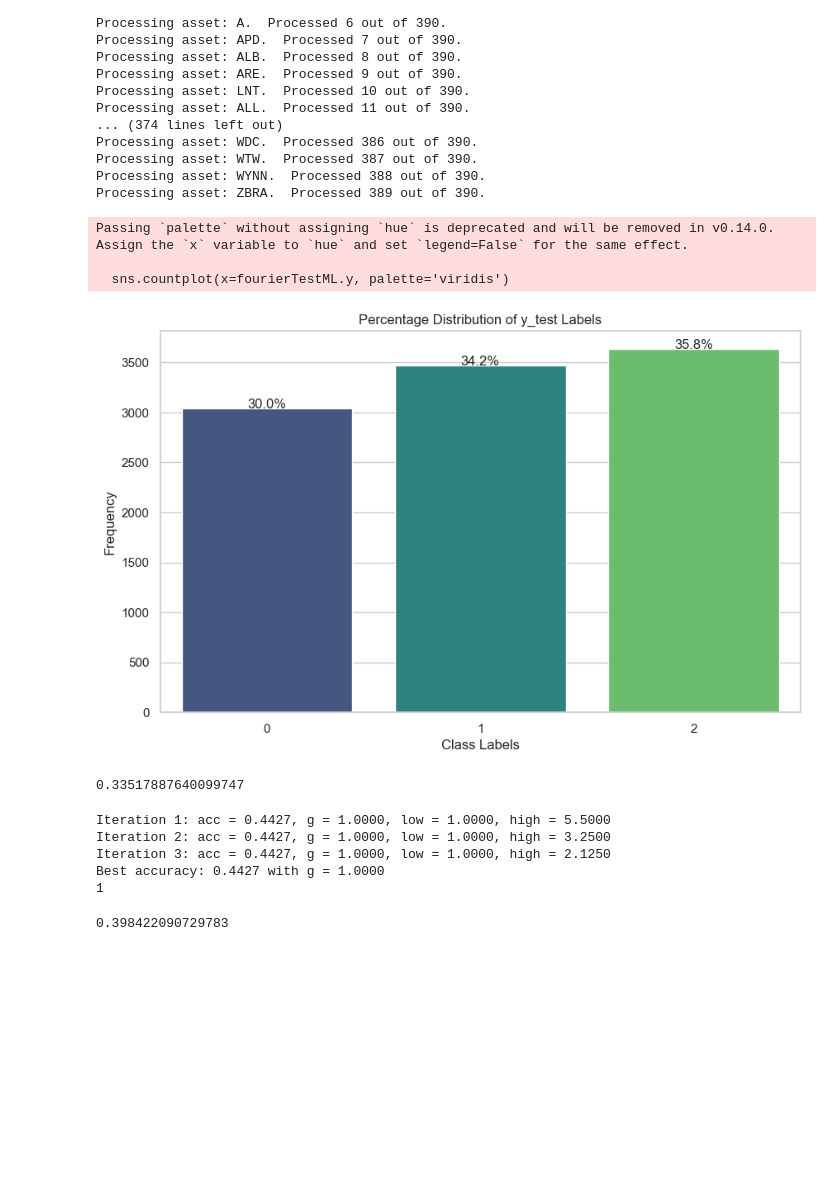
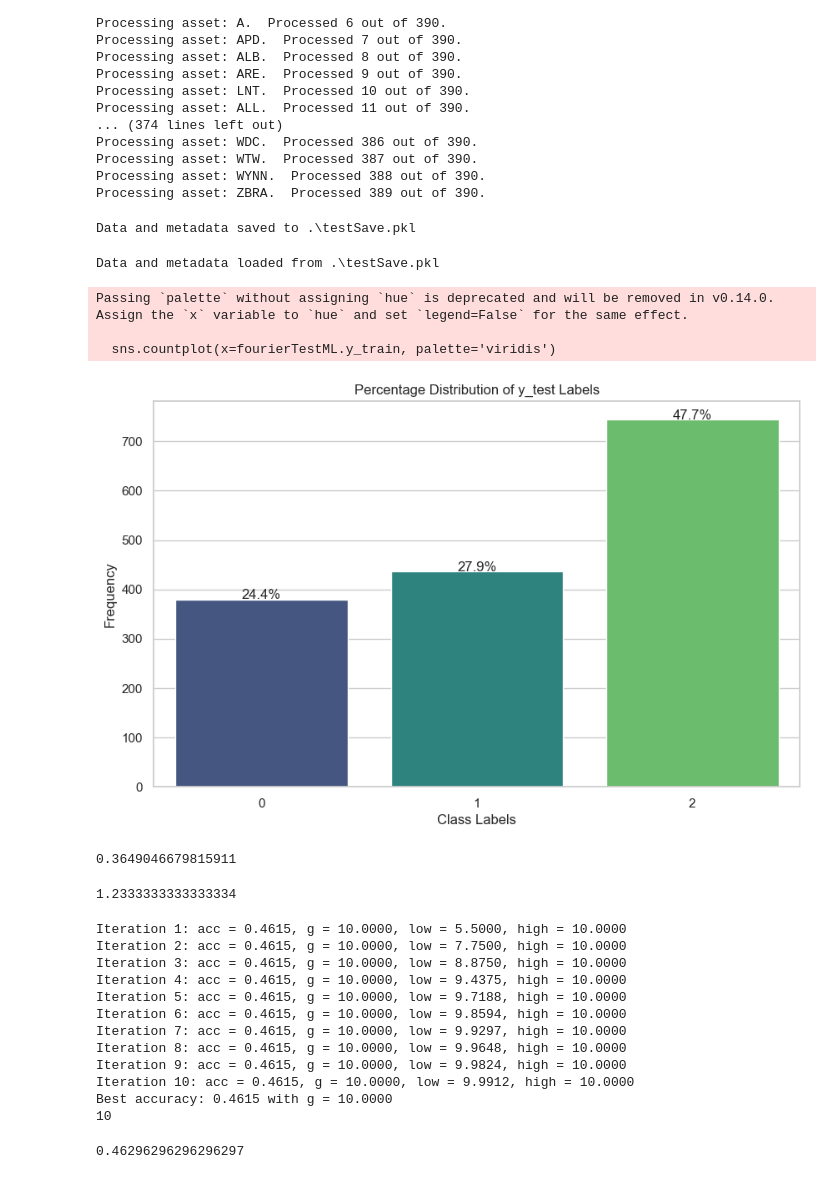
Before and after one commit to KImeriGitHub/RandomOdyssey, a Jupyter notebook: notebooks/sandbox_FourierML.ipynb, the cells around one changed output. Cells and saved outputs as stored; diff of their text form; code cells hidden in the pictures; blank space fills up the shorter version.

Commit message:
fourierML update. Now through terminal runnable.

```diff
--- a/notebooks/sandbox_FourierML.ipynb
+++ b/notebooks/sandbox_FourierML.ipynb
@@ -69,9 +57,14 @@ aIRM.adjClosePrice["Date"].item(aidx)
 # %% [output]
 datetime.datetime(2014, 11, 19, 0, 0)
 # %%
-startDate=pd.Timestamp(year=2019, month=9, day=4)
-endDate=pd.Timestamp(year=2020, month=1, day=4)
-fourierTestML = FourierML(assetspl, startDate, endDate)
+startTrainDate=pd.Timestamp(year=2019, month=1, day=4)
+endTrainDate=pd.Timestamp(year=2019, month=2, day=4)
+startTestDate=pd.Timestamp(year=2019, month=2, day=5)
+fourierTestML = FourierML(assetspl,
+                trainStartDate = startTrainDate,
+                 trainEndDate = endTrainDate,
+                 testStartDate = startTestDate,
+                 testEndDate= startTestDate+ pd.Timedelta(days=10))
 
 fourierTestML.prepareData()
 # %% [output]
@@ -92,42 +85,66 @@ Processing asset: WDC.  Processed 386 out of 390.
 Processing asset: WTW.  Processed 387 out of 390.
 Processing asset: WYNN.  Processed 388 out of 390.
 Processing asset: ZBRA.  Processed 389 out of 390.
+# %%
+metadata = {"data": "data"}
+fourierTestML.save_data_with_metadata(".", "testSave.pkl", metadata)
+# %% [output]
+Data and metadata saved to .\testSave.pkl
+# %%
+tempML = FourierML(assetspl,
+                trainStartDate = startTrainDate,
+                 trainEndDate = endTrainDate,
+                 testStartDate = startTestDate,
+                 testEndDate= startTestDate+ pd.Timedelta(days=10))
+
+tempML.load_data_with_metadata(".","testSave.pkl")
+a=tempML.y_train
+b=fourierTestML.y_train
+m=tempML.metadata
+# %% [output]
+Data and metadata loaded from .\testSave.pkl
 # %%
 sns.set(style="whitegrid")
 
 plt.figure(figsize=(10,6))
-total = len(fourierTestML.y)
-sns.countplot(x=fourierTestML.y, palette='viridis')
+total = len(fourierTestML.y_train)
+sns.countplot(x=fourierTestML.y_train, palette='viridis')
 
 # Add percentage labels on top of each bar
 percentage= []
 for p in plt.gca().patches:
     perc = '{:.1f}%'.format(100 * p.get_height() / total)
     percentage.append(p.get_height() / total)
     height = p.get_height()
     plt.gca().text(p.get_x() + p.get_width()/2., height + 1, perc, ha="center")
 
 plt.title('Percentage Distribution of y_test Labels')
 plt.xlabel('Class Labels')
 plt.ylabel('Frequency')
 plt.show()
 
 percentage= np.array(percentage)
 print(np.sum(percentage ** 2))
 # %% [output]
 Passing `palette` without assigning `hue` is deprecated and will be removed in v0.14.0. Assign the `x` variable to `hue` and set `legend=False` for the same effect.
 
-  sns.countplot(x=fourierTestML.y, palette='viridis')
+  sns.countplot(x=fourierTestML.y_train, palette='viridis')
-[figure, old version]
+[figure, new version]
-0.33517887640099747
+0.3649046679815911
+# %%
+np.mean(fourierTestML.y_train)
+# %% [output]
+1.2333333333333334
 # %%
 from sklearn.model_selection import train_test_split
 from src.mathTools.RandomProjectionClassifier import RandomProjectionClassifier as rpc
-X_train, X_test, y_train, y_test = train_test_split(fourierTestML.X, fourierTestML.y, test_size=.2)
+X_val = fourierTestML.X_test
+y_val = fourierTestML.y_test
+X_train, X_test, y_train, y_test = train_test_split(fourierTestML.X_train, fourierTestML.y_train, test_size=.1)
 
 # Initialize the classifier
 fourierRPCModel = rpc(
-    num_random_features=5000,
+    num_random_features=1000,
     regularization=30,
     max_iter=10,
     verbose=True,
@@ -136,13 +153,20 @@ fourierRPCModel = rpc(
 # Train the model
 fourierRPCModel.fit(X_train, y_train)
 
-fourierRPCModel.tune_regularization(X_train, y_train, low_start=1, high_start=10, max_iter=3)
+fourierRPCModel.tune_regularization(X_test, y_test, low_start=1, high_start=10, max_iter=10)
 print(fourierRPCModel.g)
-fourierRPCModel.compute_accuracy(g=fourierRPCModel.g, Y_test = y_test, X_test=X_test)
+fourierRPCModel.compute_accuracy(g=fourierRPCModel.g, Y_test = y_val, X_test=X_val)
 # %% [output]
-Iteration 1: acc = 0.4427, g = 1.0000, low = 1.0000, high = 5.5000
-Iteration 2: acc = 0.4427, g = 1.0000, low = 1.0000, high = 3.2500
-Iteration 3: acc = 0.4427, g = 1.0000, low = 1.0000, high = 2.1250
-Best accuracy: 0.4427 with g = 1.0000
-1
+Iteration 1: acc = 0.4615, g = 10.0000, low = 5.5000, high = 10.0000
+Iteration 2: acc = 0.4615, g = 10.0000, low = 7.7500, high = 10.0000
+Iteration 3: acc = 0.4615, g = 10.0000, low = 8.8750, high = 10.0000
+Iteration 4: acc = 0.4615, g = 10.0000, low = 9.4375, high = 10.0000
+Iteration 5: acc = 0.4615, g = 10.0000, low = 9.7188, high = 10.0000
+Iteration 6: acc = 0.4615, g = 10.0000, low = 9.8594, high = 10.0000
+Iteration 7: acc = 0.4615, g = 10.0000, low = 9.9297, high = 10.0000
+Iteration 8: acc = 0.4615, g = 10.0000, low = 9.9648, high = 10.0000
+Iteration 9: acc = 0.4615, g = 10.0000, low = 9.9824, high = 10.0000
+Iteration 10: acc = 0.4615, g = 10.0000, low = 9.9912, high = 10.0000
+Best accuracy: 0.4615 with g = 10.0000
+10
-0.398422090729783
+0.46296296296296297
```
Also changed, not shown: parts of 16 cells of this notebook, 4 other files.
